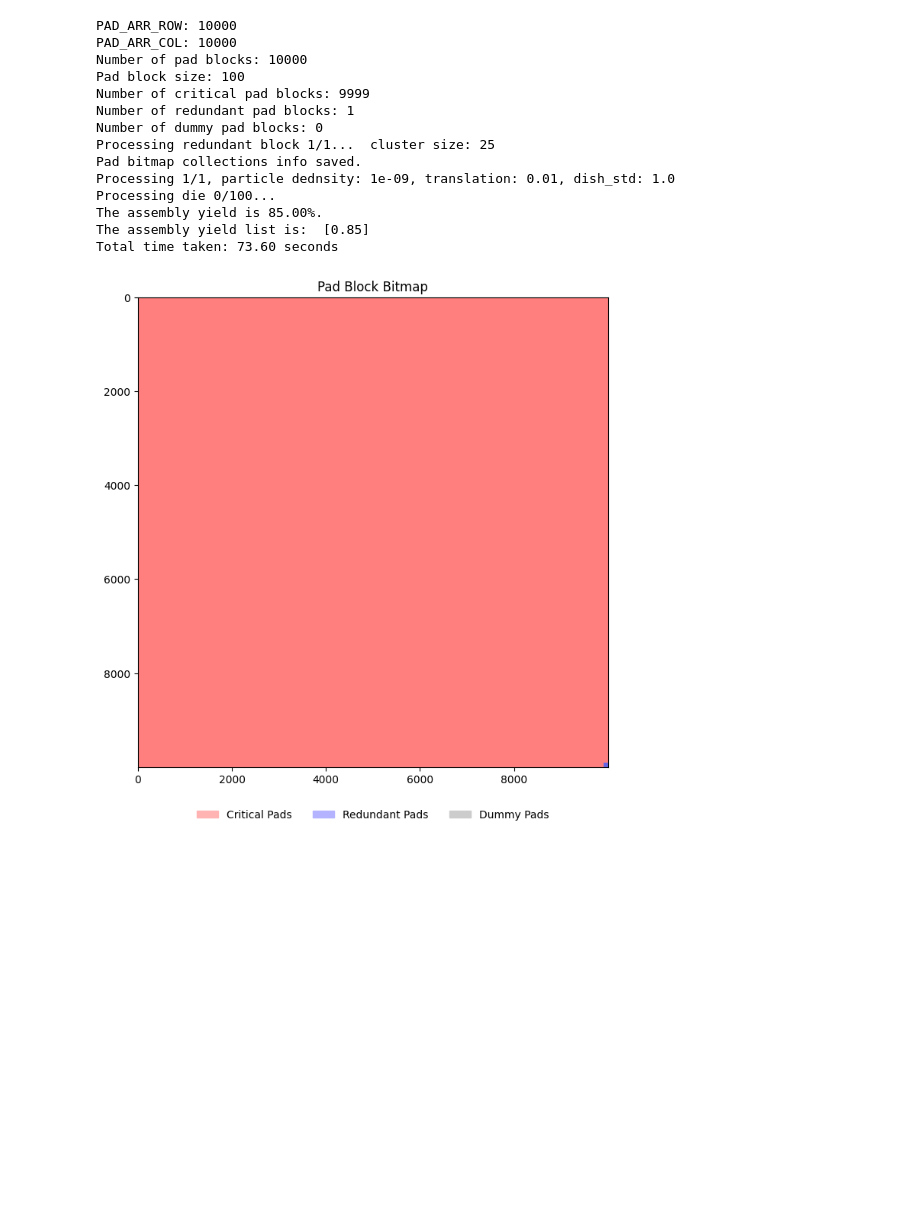
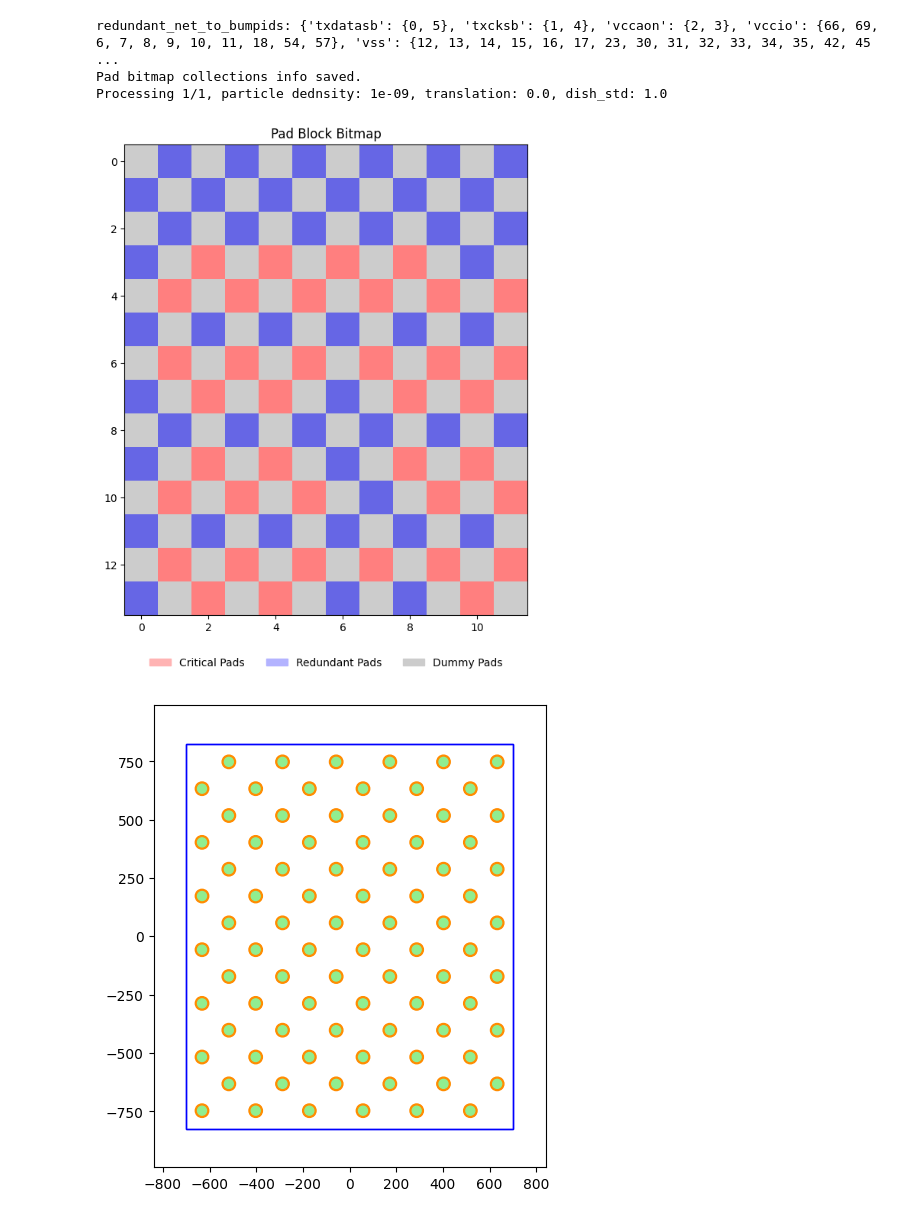
Before and after one commit to nanocad-lab/YAP, a Jupyter notebook: D2W/simulator_main.ipynb, the cells around one changed output. Saved outputs shown, nothing was run; the diff lists cells and outputs as text; code cells hidden in the pictures; blank space fills up the shorter version.

Commit message:
Support 3dblox format for UCIe standard in YAP

```diff
--- a/D2W/simulator_main.ipynb
+++ b/D2W/simulator_main.ipynb
@@ -20,13 +20,15 @@ cfg = load_modeling_config(path='configs/config.yaml',
                      debug=False)
 num_points = 1     # Number of points for parameter sweep
 # Explore the impact of all factors on the assembly yield
-die_size_list = np.linspace(1e+4, 1e+4, num_points)
-PITCH_um_list = np.linspace(1, 1, num_points)
+die_w_list = np.linspace(1400, 1400, num_points)
+die_l_list = np.linspace(1650, 1650, num_points)
+PITCH_r_um_list = np.linspace(115, 115, num_points)
+PITCH_c_um_list = np.linspace(115, 115, num_points)
 # particle_density_list = np.linspace(1e-8, 1e-8, num_points)  # More uniform distribution
 particle_density_list = np.linspace(1e-9, 1e-9, num_points)
 t_0_list = np.linspace(0.1, 0.1, num_points)
 dish_std_list = np.linspace(1, 1, num_points)
-translation_list = np.linspace(1e-2, 1e-2, num_points)
+translation_list = np.linspace(0, 0, num_points)
 rotation_mean_list = np.logspace(-7, -7, num_points)
 Roughness_sigma_m_list = np.linspace(1.0e-9, 1.0e-9, num_points)
 PAD_BOT_R_um_ratio_list = np.linspace(0.5, 0.5, num_points)
@@ -36,61 +38,55 @@ BOW_DIFFERENCE_MEAN_um_list = np.linspace(10, 10, num_points)
 assembly_yield_list = []
 
 # Generate pad bitmap collection
-pad_bitmap_collection = pad_bitmap_generate_random(cfg=cfg, pad_layout_pattern='center')
+pad_bitmap_collection = convert_3dblox_to_pad_bitmap(cfg=cfg,
+                                                     blox_bmap_path='pad_bitmap/UCIe_standard.bmap',
+                                                     pad_arrange_pattern='checkerboard')
 
 start_time = time.time()
 single_config_yield_list_array = np.zeros([len(particle_density_list), cfg.simulation_times * cfg.NUM_DIES])
-cfg.approximate_set = 100
-cfg.NUM_DIES = 100  # Number of dies to simulate
+cfg.approximate_set = 1
+cfg.NUM_DIES = 10000  # Number of dies to simulate
 
 for i in range(num_points):
     print("Processing {}/{}, particle dednsity: {}, translation: {}, dish_std: {}".format(i + 1, len(particle_density_list), particle_density_list[i], translation_list[i], dish_std_list[i]))
     # Update parameters
-    cfg.DIE_W_um = float(die_size_list[i])  # die width (um)
-    cfg.DIE_L_um = float(die_size_list[i])  # die length (um)
-    cfg.PITCH_um = float(PITCH_um_list[i])  # PITCH_um (um)
+    cfg.DIE_W_um = float(die_w_list[i])  # die width (um)
+    cfg.DIE_L_um = float(die_l_list[i])  # die length (um)
+    cfg.PITCH_r_um = float(PITCH_r_um_list[i])  # PITCH_um in row direction(um)
+    cfg.PITCH_c_um = float(PITCH_c_um_list[i])  # PITCH_um in column direction(um)
     cfg.PAD_TOP_R_um_ratio = float(PAD_TOP_R_um_ratio_list[i])  # top Cu pad radius ratio
     cfg.PAD_BOT_R_um_ratio = float(PAD_BOT_R_um_ratio_list[i])  # bottom Cu pad radius ratio
     cfg.SYSTEM_TRANSLATION_X_MEAN_um = float(translation_list[i])  # systematic translation mean (um) - x direction
     cfg.SYSTEM_TRANSLATION_Y_MEAN_um = float(translation_list[i])  # systematic translation mean (um) - y direction
     cfg.SYSTEM_ROTATION_MEAN_rad = float(rotation_mean_list[i])  # systematic rotation mean (rad)
     cfg.D0 = float(particle_density_list[i])  # particle density (um^{-2})
     cfg.t_0 = float(t_0_list[i])  # smallest particle thickness (um)
     cfg.BOW_DIFFERENCE_MEAN_um = float(BOW_DIFFERENCE_MEAN_um_list[i])  # bow difference mean (um)
     cfg.TOP_DISH_STD_nm = float(dish_std_list[i])  # Top Cu pad dish standard deviation (nm)
     cfg.BOT_DISH_STD_nm = float(dish_std_list[i])  # Bottom Cu pad dish standard deviation (nm)
     cfg.Roughness_sigma_m = float(Roughness_sigma_m_list[i])  # Surface roughness standard deviation (m)
+
     # Update above parameters in the configuration
     update_config_items(cfg=cfg, mode='d2w_simulation')
 
     assembly_yield, single_config_yield_list = Assembly_Yield_Simulator(
         cfg=cfg,
         pad_bitmap_collection=pad_bitmap_collection,
     )
 
     assembly_yield_list.append(assembly_yield)
     single_config_yield_list_array[i] = np.array(single_config_yield_list).flatten()
 
     if i % 10 == 0 or i == len(particle_density_list) - 1:
         print("The assembly yield list is: ", assembly_yield_list)
         # # # Save the data
 # np.save("correlation/sim_config_info_ovl_300pts_20000dies.npy", cfg)
 # np.save("correlation/sim_yield_list_ovl_300pts_20000dies.npy", assembly_yield_list)
 # np.save("correlation/single_config_yield_list_array_ovl_300pts_20000dies.npy", single_config_yield_list_array)
 print("Total time taken: {:.2f} seconds".format(time.time() - start_time))
 # %% [output]
-PAD_ARR_ROW: 10000
-PAD_ARR_COL: 10000
-Number of pad blocks: 10000
-Pad block size: 100
-Number of critical pad blocks: 9999
-Number of redundant pad blocks: 1
-Number of dummy pad blocks: 0
-Processing redundant block 1/1...  cluster size: 25
+redundant_net_to_bumpids: {'txdatasb': {0, 5}, 'txcksb': {1, 4}, 'vccaon': {2, 3}, 'vccio': {66, 69, 6, 7, 8, 9, 10, 11, 18, 54, 57}, 'vss': {12, 13, 14, 15, 16, 17, 23, 30, 31, 32, 33, 34, 35, 42, 45 ...
 Pad bitmap collections info saved.
-Processing 1/1, particle dednsity: 1e-09, translation: 0.01, dish_std: 1.0
-Processing die 0/100...
-The assembly yield is 85.00%.
-The assembly yield list is:  [0.85]
-Total time taken: 73.60 seconds
+Processing 1/1, particle dednsity: 1e-09, translation: 0.0, dish_std: 1.0
-[figure, old version]
+[figure, new version]
+[figure, added]
```
Also changed, not shown: parts of 3 cells of this notebook, 15 other files.
